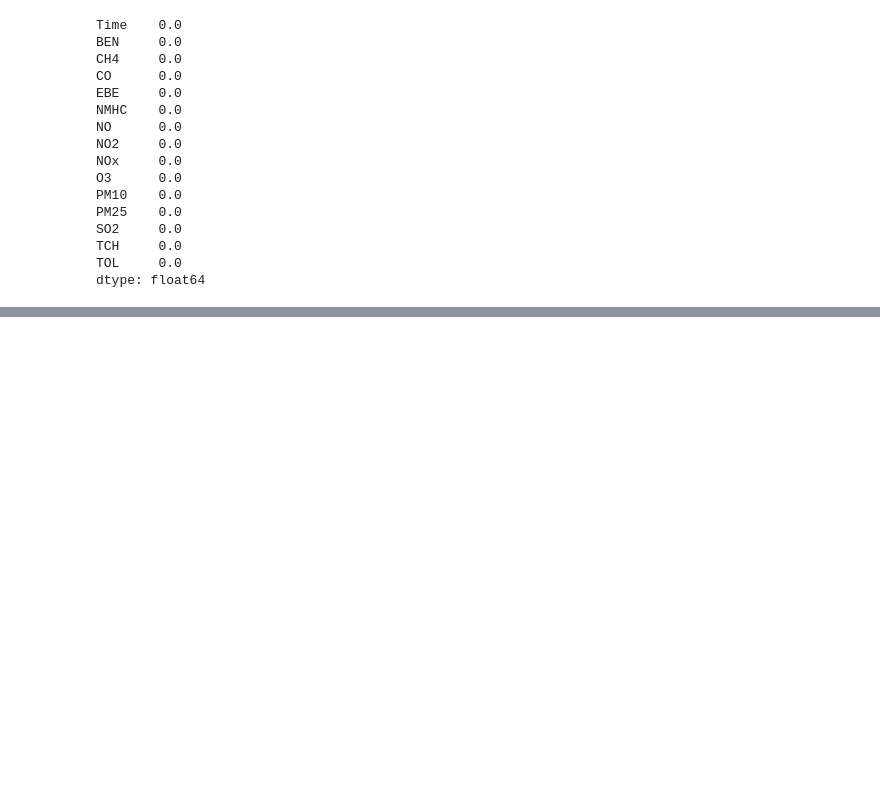
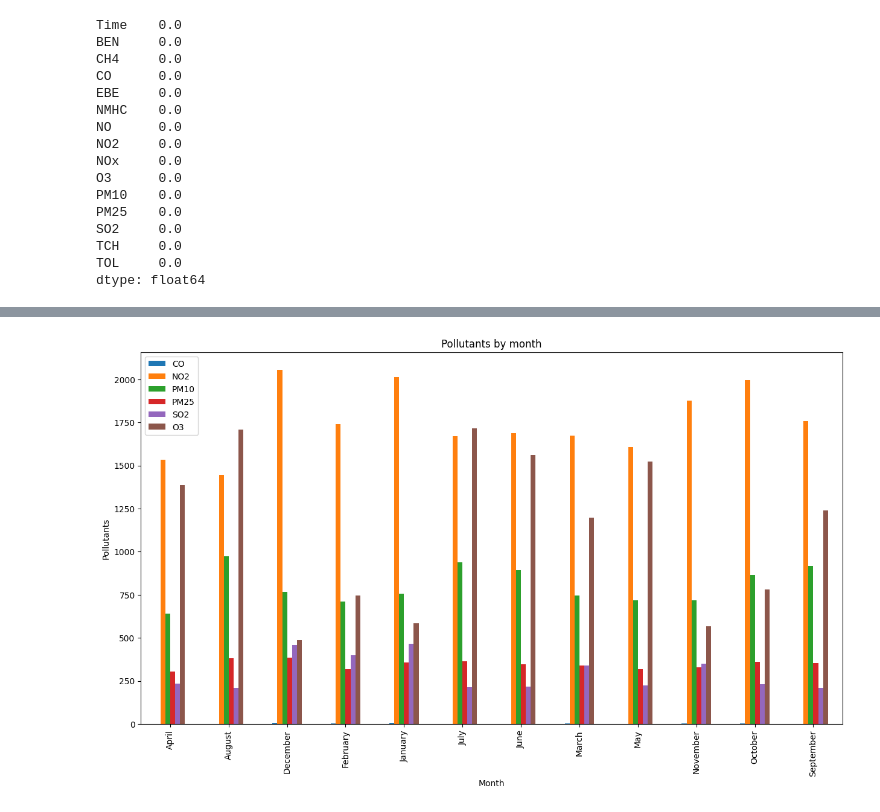
Before and after one commit to Turki-Moha/DS-project, a Jupyter notebook: Air polution.ipynb, the cells around one changed output, grey strips where cells are left out. Cells and saved outputs as stored; diff of their text form; code cells hidden in the pictures; blank space fills up the shorter version.

```diff
--- a/Air polution.ipynb
+++ b/Air polution.ipynb
@@ -336,0 +483,12 @@ df1.head()
+# %%
+# find the mean of all pollutants by month
+df2.groupby(['Month']).mean()
+
+# plot the mean of all pollutants by month
+df2.groupby(['Month'])[['CO','NO2','PM10','PM25','SO2','O3']].mean().plot(kind='bar',figsize=(15,8))
+plt.title('Pollutants by month')
+plt.xlabel('Month')
+plt.ylabel('Pollutants')
+plt.show()
+# %% [output]
+[figure, added]
```
Also changed, not shown: parts of 23 cells of this notebook, 1 other file.
